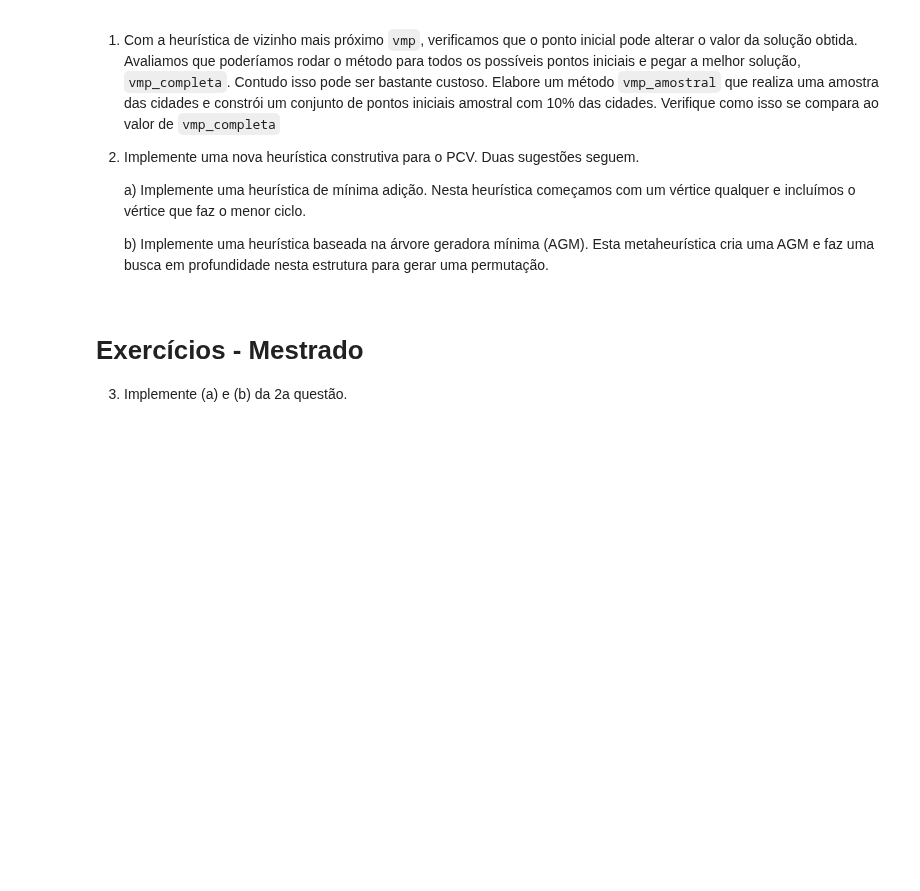
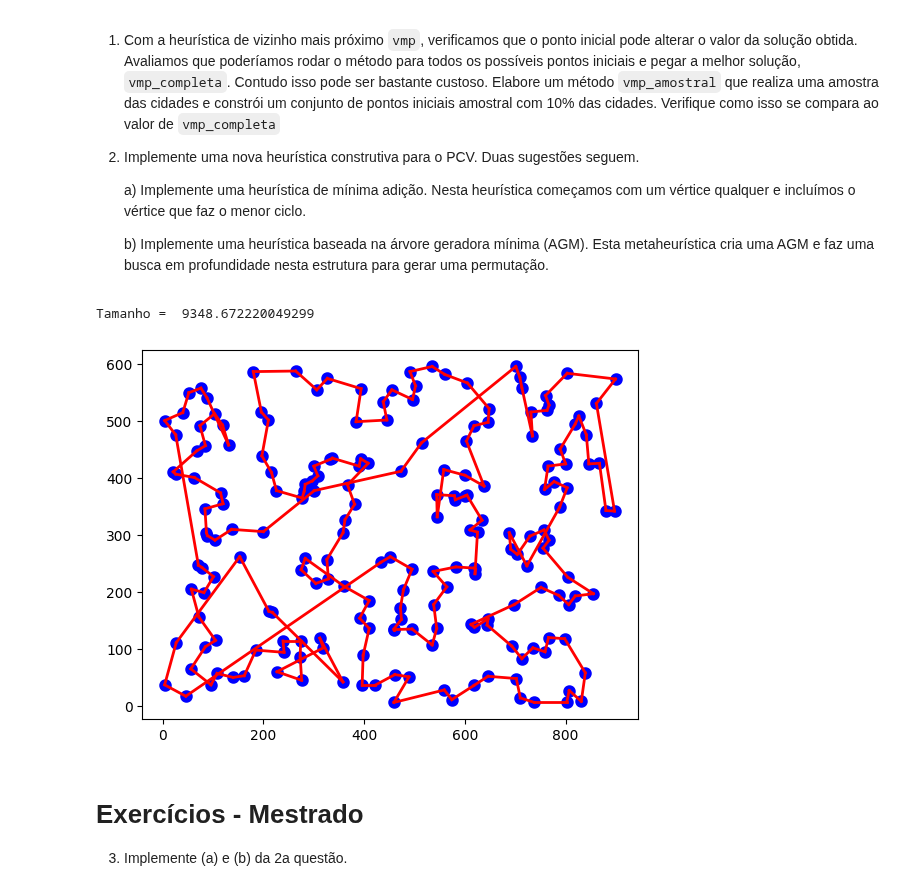
Before and after one commit to cdiegor/Metaheuristicas, a Jupyter notebook: PCV.ipynb, the cells around one changed output. Saved outputs shown, nothing was run; the diff lists cells and outputs as text; code cells hidden in the pictures; blank space fills up the shorter version.

```diff
--- a/PCV.ipynb
+++ b/PCV.ipynb
@@ -535,3 +619,10 @@ plot_rota(alterar_rota(guloso(outliers)))
+# %%
+rota = agm_pcv(Cidades(200))
+print("Tamanho = ", tamanho_rota(rota) )
+plot_rota(rota,completa=False)
+# %% [output]
+Tamanho =  9348.672220049299
+[figure, added]
 # %% [markdown]
 # Exercícios - Mestrado
 
```
Also changed, not shown: parts of 9 cells of this notebook.
